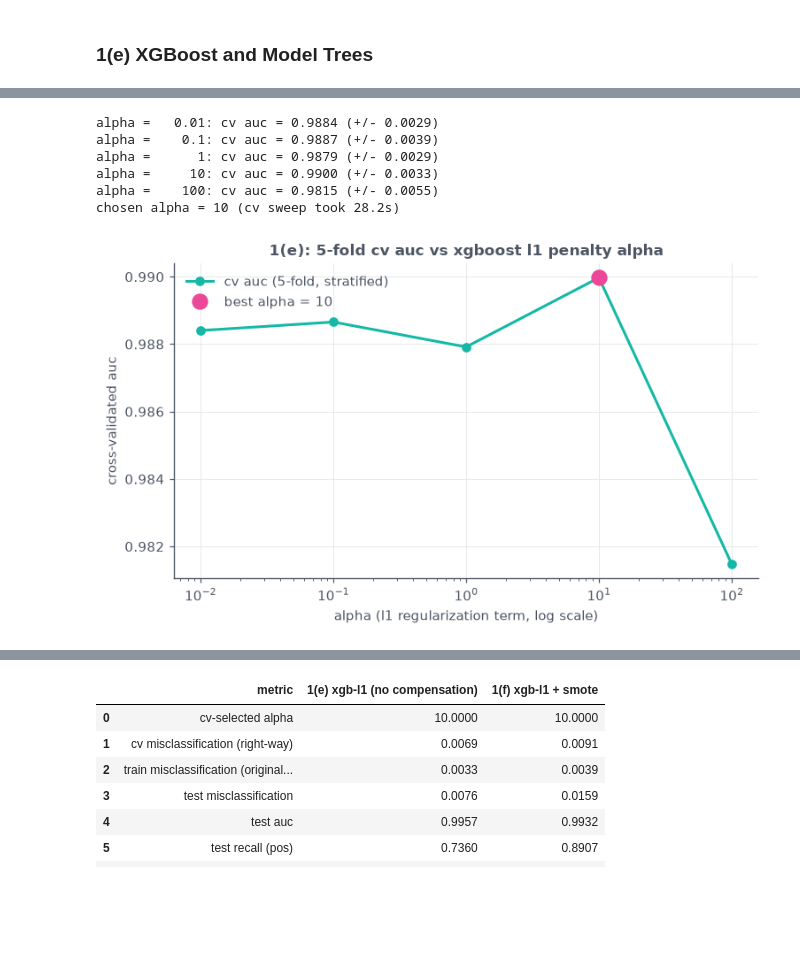
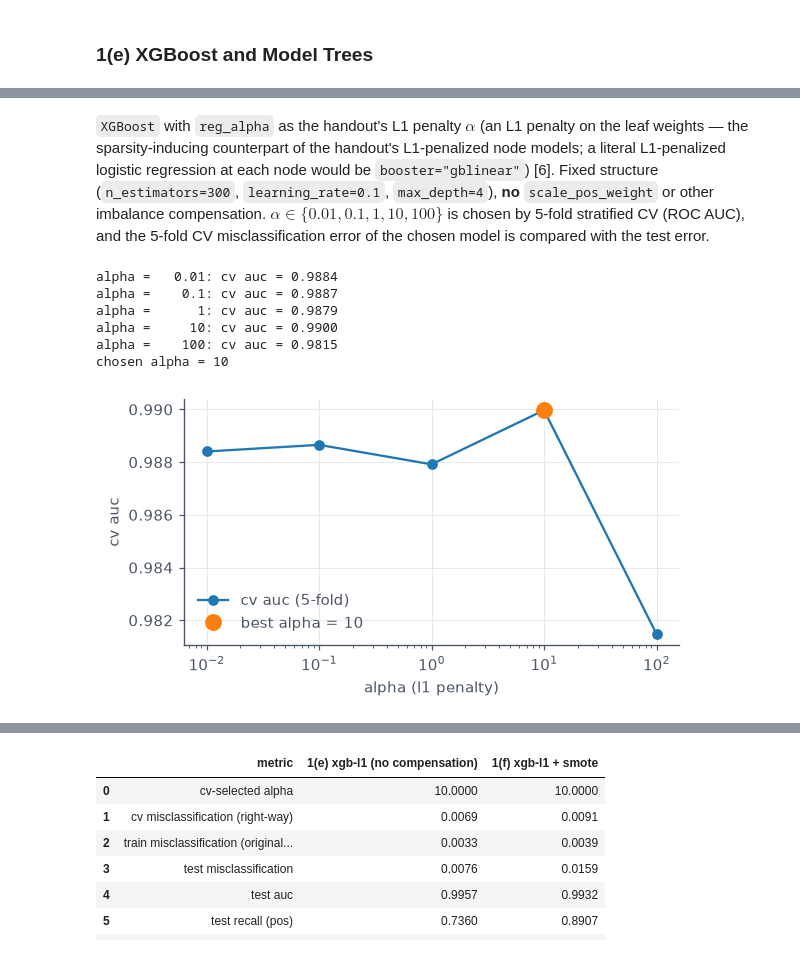
Before and after one commit to oliauusc/DSCI552_HW6, a Jupyter notebook: notebook/Liau_Olivia_HW6.ipynb, the cells around one changed output, grey strips where cells are left out. Saved outputs shown, nothing was run; the diff lists cells and outputs as text; code cells hidden in the pictures; blank space fills up the shorter version.

```diff
--- a/notebook/Liau_Olivia_HW6.ipynb
+++ b/notebook/Liau_Olivia_HW6.ipynb
@@ -810,50 +445,41 @@ is used here.)
+# %% [markdown]
+`XGBoost` with `reg_alpha` as the handout's L1 penalty $\alpha$ (an L1 penalty on the leaf weights — the sparsity-inducing counterpart of the handout's L1-penalized node models; a literal L1-penalized logistic regression at each node would be `booster="gblinear"`) [6]. Fixed structure (`n_estimators=300`, `learning_rate=0.1`, `max_depth=4`), **no** `scale_pos_weight` or other imbalance compensation. $\alpha \in \{0.01, 0.1, 1, 10, 100\}$ is chosen by 5-fold stratified CV (ROC AUC), and the 5-fold CV misclassification error of the chosen model is compared with the test error.
 # %%
 # xgboost-l1: sweep alpha by 5-fold stratified cv (scoring = roc auc)
-
-
 def make_xgb(alpha):
-    # fixed structure; reg_alpha is the l1 penalty (the handout's alpha)
+    # reg_alpha is the l1 penalty (the handout's alpha)
     return XGBClassifier(objective="binary:logistic", booster="gbtree",
                          tree_method="hist", n_estimators=300,
                          learning_rate=0.1, max_depth=4, reg_alpha=alpha,
                          random_state=RANDOM_STATE, eval_metric="logloss")
 
 
 alpha_grid = [0.01, 0.1, 1, 10, 100]
 skf5 = StratifiedKFold(n_splits=5, shuffle=True, random_state=RANDOM_STATE)
 
-t0 = time.time()
-cv_auc_xgb = []
-fold_stds_xgb = []
-for a in alpha_grid:
-    scores = cross_val_score(make_xgb(a), train_X_imp, train_y,
-                             cv=skf5, scoring="roc_auc", n_jobs=1)
-    cv_auc_xgb.append(float(scores.mean()))
-    fold_stds_xgb.append(float(scores.std()))
-    print(f"alpha = {a:>6}: cv auc = {scores.mean():.4f} "
-          f"(+/- {scores.std():.4f})")
+cv_auc_xgb = [cross_val_score(make_xgb(a), train_X_imp, train_y,
+                              cv=skf5, scoring="roc_auc").mean()
+              for a in alpha_grid]
 best_alpha_xgb = alpha_grid[int(np.argmax(cv_auc_xgb))]
-print(f"chosen alpha = {best_alpha_xgb} (cv sweep took {time.time() - t0:.1f}s)")
+for a, m in zip(alpha_grid, cv_auc_xgb):
+    print(f"alpha = {a:>6}: cv auc = {m:.4f}")
+print(f"chosen alpha = {best_alpha_xgb}")
 
-# plot cv auc vs alpha: teal line, pink marker at the best alpha
-fig, ax = plt.subplots(figsize=(7, 4.2))
-ax.semilogx(alpha_grid, cv_auc_xgb, marker="o", color=TEAL, lw=2,
-            label="cv auc (5-fold, stratified)")
-ax.semilogx([best_alpha_xgb], [max(cv_auc_xgb)], marker="o", markersize=11,
-            color=PINK, linestyle="none",
-            label=f"best alpha = {best_alpha_xgb}")
-ax.set_xlabel("alpha (l1 regularization term, log scale)")
-ax.set_ylabel("cross-validated auc")
-ax.set_title("1(e): 5-fold cv auc vs xgboost l1 penalty alpha")
+fig, ax = plt.subplots(figsize=(5.5, 3))
+ax.semilogx(alpha_grid, cv_auc_xgb, marker="o", label="cv auc (5-fold)")
+ax.semilogx([best_alpha_xgb], [max(cv_auc_xgb)], marker="o", markersize=10,
+            linestyle="none", label=f"best alpha = {best_alpha_xgb}")
+ax.set_xlabel("alpha (l1 penalty)")
+ax.set_ylabel("cv auc")
 ax.legend()
 plt.tight_layout()
 plt.show()
 # %% [output]
-alpha =   0.01: cv auc = 0.9884 (+/- 0.0029)
-alpha =    0.1: cv auc = 0.9887 (+/- 0.0039)
-alpha =      1: cv auc = 0.9879 (+/- 0.0029)
-alpha =     10: cv auc = 0.9900 (+/- 0.0033)
-alpha =    100: cv auc = 0.9815 (+/- 0.0055)
-chosen alpha = 10 (cv sweep took 28.2s)
+alpha =   0.01: cv auc = 0.9884
+alpha =    0.1: cv auc = 0.9887
+alpha =      1: cv auc = 0.9879
+alpha =     10: cv auc = 0.9900
+alpha =    100: cv auc = 0.9815
+chosen alpha = 10
-[figure, old version]
+[figure, new version]
 # %%
```
Also changed, not shown: parts of 64 cells of this notebook.
